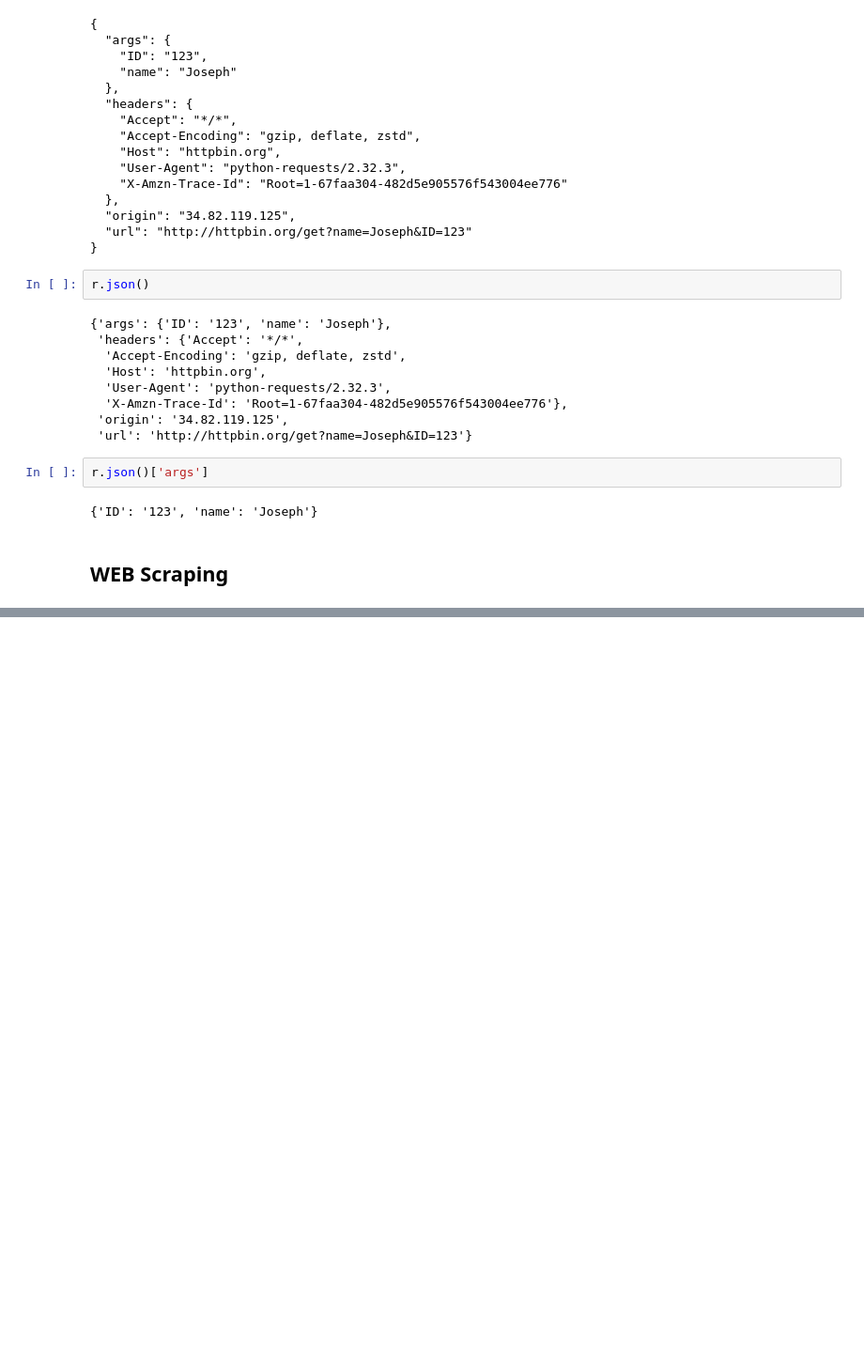
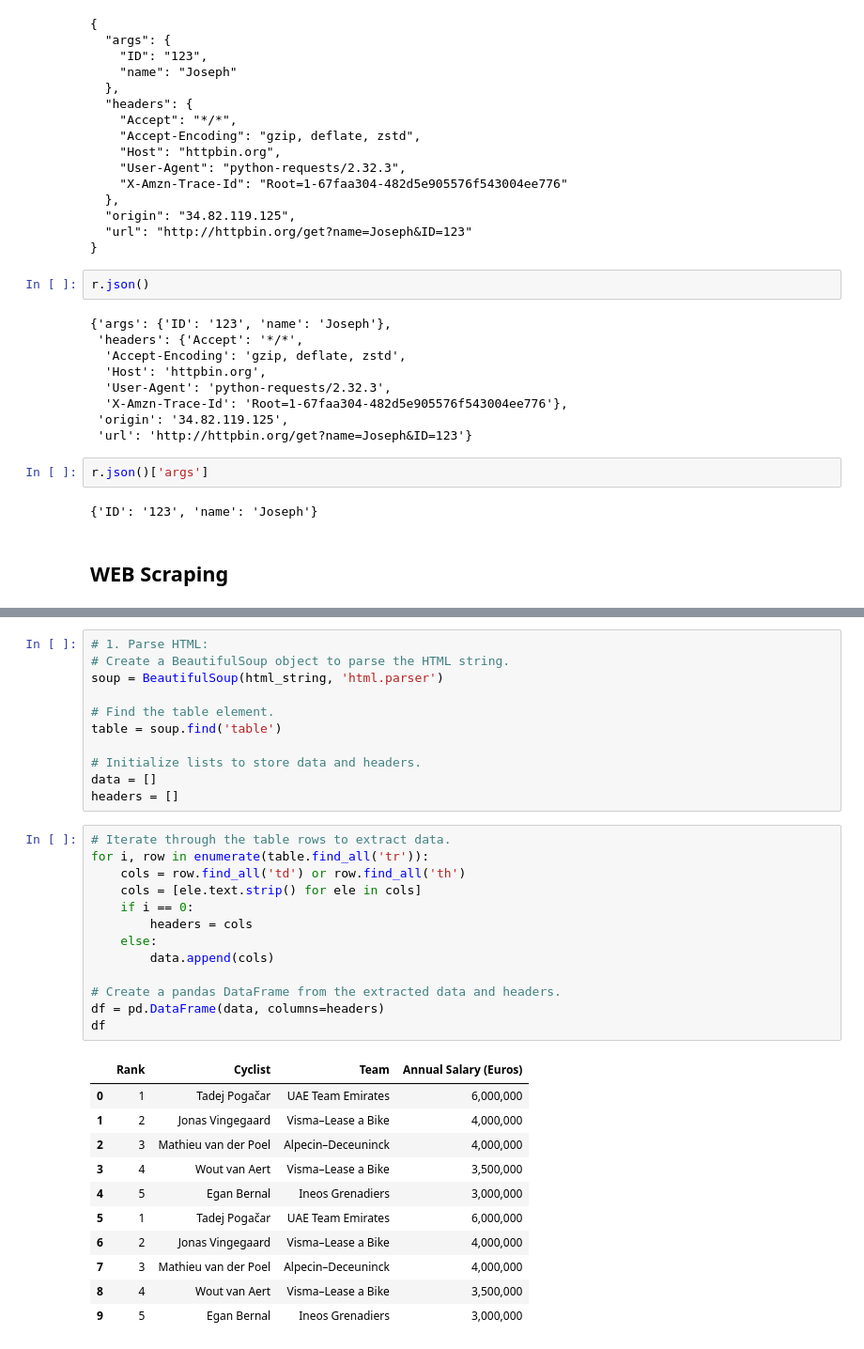
Before and after one commit to ElsonFilho/Python, a Jupyter notebook: apis_and_data_collection.ipynb, the cells around one changed output, grey strips where cells are left out. Shown: that part at 94% size. Cells and saved outputs as stored; diff of their text form; blank space fills up the shorter version.

```diff
--- a/apis_and_data_collection.ipynb
+++ b/apis_and_data_collection.ipynb
@@ -259,0 +493,36 @@ r.json()['args']
+# %%
+# 1. Parse HTML:
+# Create a BeautifulSoup object to parse the HTML string.
+soup = BeautifulSoup(html_string, 'html.parser')
+
+# Find the table element.
+table = soup.find('table')
+
+# Initialize lists to store data and headers.
+data = []
+headers = []
+# %%
+# Iterate through the table rows to extract data.
+for i, row in enumerate(table.find_all('tr')):
+    cols = row.find_all('td') or row.find_all('th')
+    cols = [ele.text.strip() for ele in cols]
+    if i == 0:
+        headers = cols
+    else:
+        data.append(cols)
+
+# Create a pandas DataFrame from the extracted data and headers.
+df = pd.DataFrame(data, columns=headers)
+df
+# %% [output]
+|  | Rank | Cyclist | Team | Annual Salary (Euros) |
+| 0 | 1 | Tadej Pogačar | UAE Team Emirates | 6,000,000 |
+| 1 | 2 | Jonas Vingegaard | Visma–Lease a Bike | 4,000,000 |
+| 2 | 3 | Mathieu van der Poel | Alpecin–Deceuninck | 4,000,000 |
+| 3 | 4 | Wout van Aert | Visma–Lease a Bike | 3,500,000 |
+| 4 | 5 | Egan Bernal | Ineos Grenadiers | 3,000,000 |
+| 5 | 1 | Tadej Pogačar | UAE Team Emirates | 6,000,000 |
+| 6 | 2 | Jonas Vingegaard | Visma–Lease a Bike | 4,000,000 |
+| 7 | 3 | Mathieu van der Poel | Alpecin–Deceuninck | 4,000,000 |
+| 8 | 4 | Wout van Aert | Visma–Lease a Bike | 3,500,000 |
+| 9 | 5 | Egan Bernal | Ineos Grenadiers | 3,000,000 |
```
Also changed, not shown: parts of 19 cells of this notebook.
